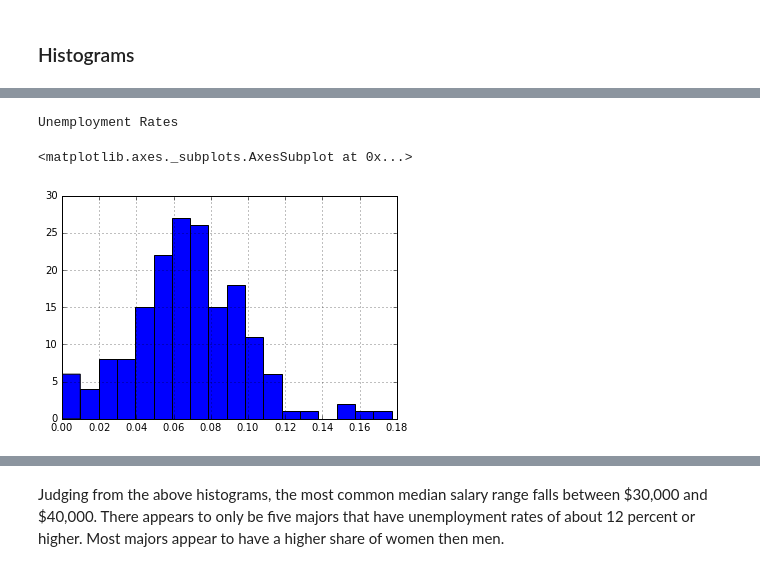
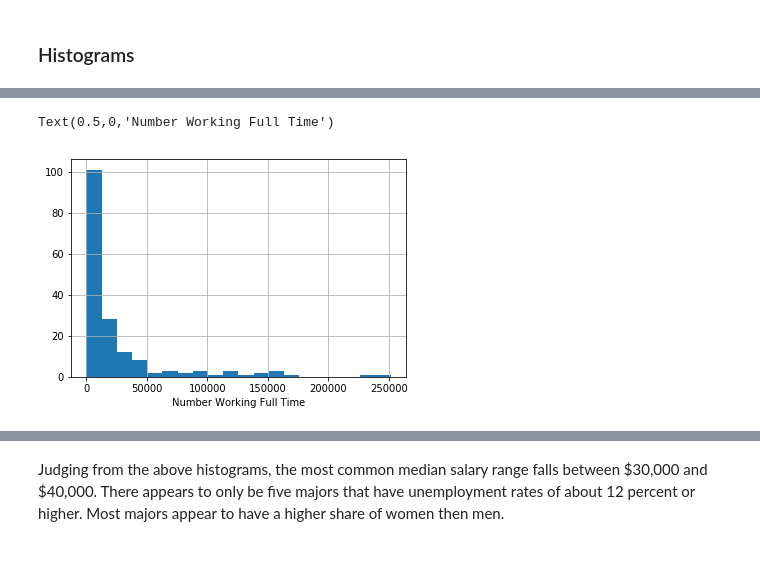
Before and after one commit to jenfad/Visualizing-Earnings-by-College-Majors, a Jupyter notebook: Basics.ipynb, the cells around one changed output, grey strips where cells are left out. Cells and saved outputs as stored; diff of their text form; code cells hidden in the pictures.

```diff
--- a/Basics.ipynb
+++ b/Basics.ipynb
@@ -125,7 +115,7 @@ Women as Share of Total
-# %%
-print("Unemployment Rates")
-recent_grads['Unemployment_rate'].hist(bins = 18)
-# %% [output]
-Unemployment Rates
-<matplotlib.axes._subplots.AxesSubplot at 0x...>
-[figure, removed]
+# %%
+fig4, ax4 = plt.subplots()
+recent_grads['Full_time'].hist(bins = 20, ax = ax4)
+ax4.set_xlabel('Number Working Full Time')
+# %% [output]
+Text(0.5,0,'Number Working Full Time')
+[figure, added]
```
Also changed, not shown: parts of 20 cells of this notebook.
